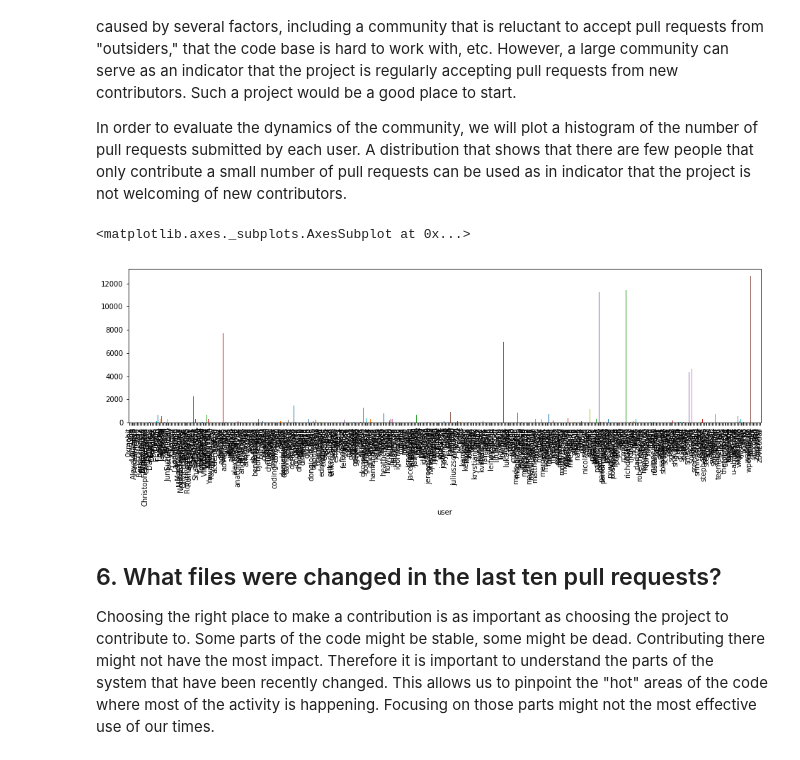
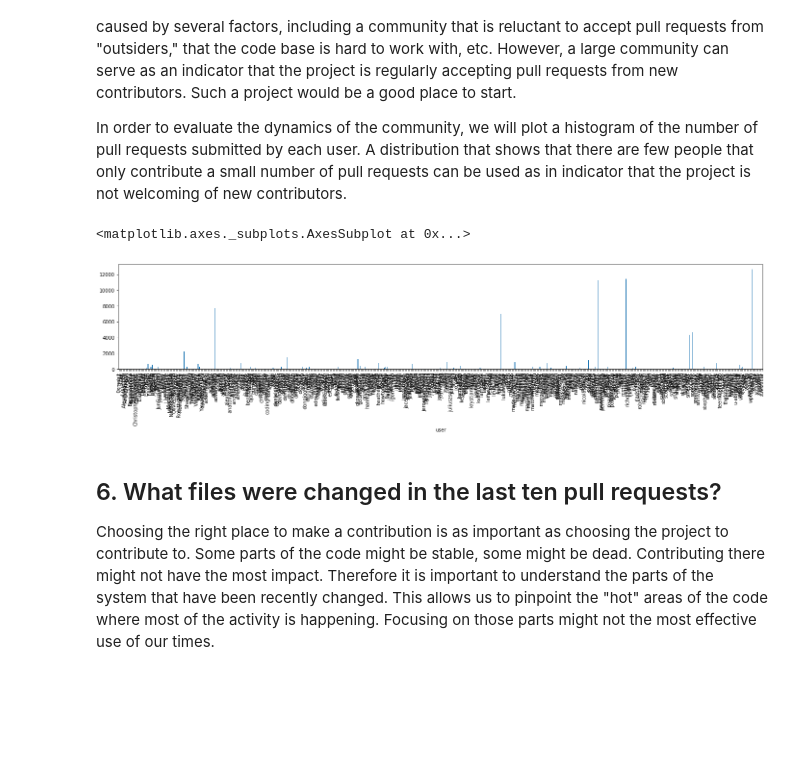
Before and after one commit to AI-MOO/DataCamp, a Jupyter notebook: Data_Scientist_with_Python/07-The_GitHub_History_of_the_Scala_Language/notebook.ipynb, the cells around one changed output. Drawn from its saved outputs; the diff is of its cells as text; code cells hidden in the pictures; blank space fills up the shorter version.

```diff
--- a/Data_Scientist_with_Python/07-The_GitHub_History_of_the_Scala_Language/notebook.ipynb
+++ b/Data_Scientist_with_Python/07-The_GitHub_History_of_the_Scala_Language/notebook.ipynb
@@ -69,16 +69,16 @@ counts.plot(kind='bar', figsize = (12,4))
 # %%
 # Required for matplotlib
 %matplotlib inline
 
 # Group by the submitter
 by_user = data.groupby("user")["pid"].count()
 
 # Plot the histogram
 # ... YOUR CODE FOR TASK 5 ...
-by_user.plot(kind='bar', figsize = (16,4))
+by_user.plot(kind='bar', figsize = (24,4))
 # %% [output]
 <matplotlib.axes._subplots.AxesSubplot at 0x...>
-[figure, old version]
+[figure, new version]
 # %% [markdown]
 ## 6. What files were changed in the last ten pull requests?
 <p>Choosing the right place to make a contribution is as important as choosing the project to contribute to. Some parts of the code might be stable, some might be dead. Contributing there might not have the most impact. Therefore it is important to understand the parts of the system that have been recently changed. This allows us to pinpoint the "hot" areas of the code where most of the activity is happening. Focusing on those parts might not the most effective use of our times.</p>
```
Also changed, not shown: parts of 3 cells of this notebook.
